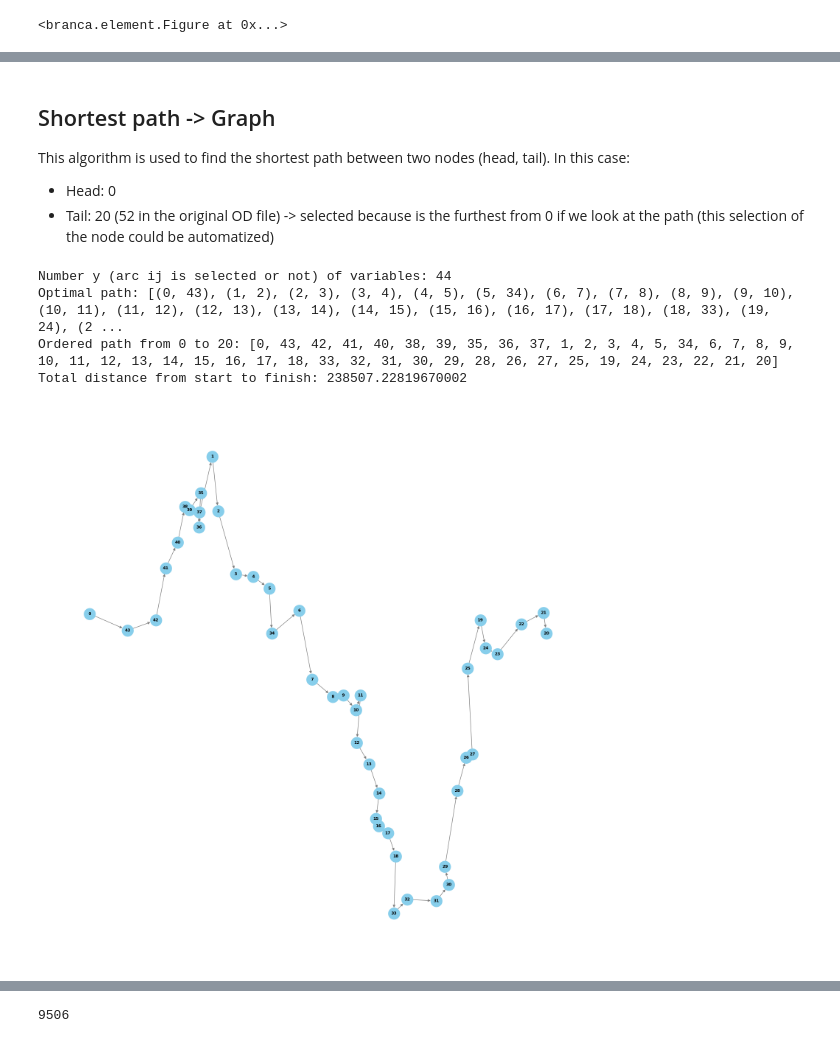
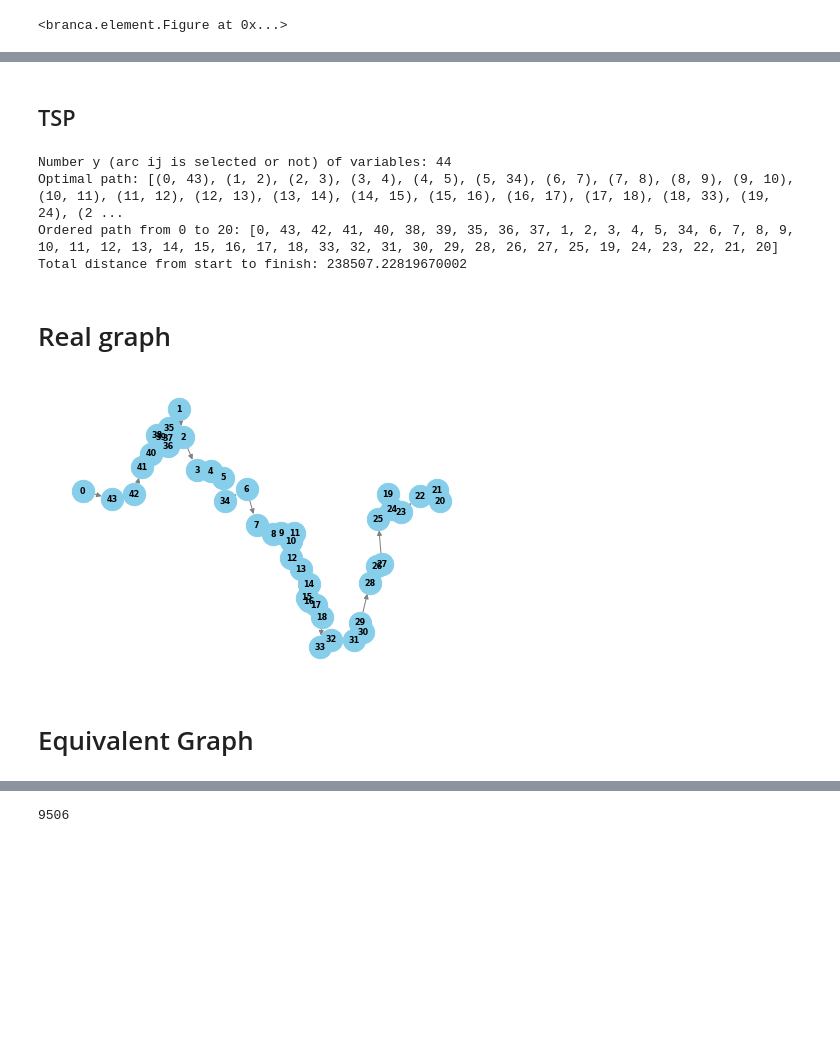
Before and after one commit to lorenzo-battiston/for-biglab, a Jupyter notebook: Text_big_project.ipynb, the cells around one changed output, grey strips where cells are left out. Cells and saved outputs as stored; diff of their text form; code cells hidden in the pictures; blank space fills up the shorter version.

```diff
--- a/Text_big_project.ipynb
+++ b/Text_big_project.ipynb
@@ -216,9 +238,6 @@ def nodes_distance(node1: int, node2: int, ordered_path, distance_matrix) -> flo
 start_time = time.time()
 #TO DO
 # %% [markdown]
-## Shortest path -> Graph
-This algorithm is used to find the shortest path between two nodes (head, tail). In this case:
-- Head: 0
-- Tail: 20 (52 in the original OD file) -> selected because is the furthest from 0 if we look at the path (this selection of the node could be automatized)
+## TSP
 # %%
 import mip
@@ -293,30 +320,34 @@ Number y (arc ij is selected or not) of variables: 44
 Optimal path: [(0, 43), (1, 2), (2, 3), (3, 4), (4, 5), (5, 34), (6, 7), (7, 8), (8, 9), (9, 10), (10, 11), (11, 12), (12, 13), (13, 14), (14, 15), (15, 16), (16, 17), (17, 18), (18, 33), (19, 24), (2 ...
 Ordered path from 0 to 20: [0, 43, 42, 41, 40, 38, 39, 35, 36, 37, 1, 2, 3, 4, 5, 34, 6, 7, 8, 9, 10, 11, 12, 13, 14, 15, 16, 17, 18, 33, 32, 31, 30, 29, 28, 26, 27, 25, 19, 24, 23, 22, 21, 20]
 Total distance from start to finish: 238507.22819670002
+# %% [markdown]
+# Real graph
 # %%
 G = nx.DiGraph()
 
 # Add nodes
 G.add_nodes_from(nodes_data.apply(lambda row: (
     row["tourist_dest_id"],
     {"pos": (row["x (longitude)"], row["y (latitude)"]), "label": f"{row['Comune']} - {row['Piazza']}"}
 ), axis=1).tolist())
 
 
 
 # Add edges for the optimal path
 G.add_edges_from([(origin, destination, {"distance": distance_matrix[origin][destination]}) for origin, destination in path])
 
-plt.figure(figsize=(15, 15))
+# plt.figure(figsize=(15, 15))
 
 # Draw the graph
 pos = nx.get_node_attributes(G, "pos")
 nx.draw(G, pos, with_labels=True, node_size=500, font_size=8, font_color="black", font_weight="bold",
         node_color="skyblue", edge_color="gray", arrowsize=10)
 
 plt.show()
 # %% [output]
-[figure, old version]
+[figure, new version]
+# %% [markdown]
+# Equivalent Graph
 # %%
 max_distance = 50_000  # 50,000 meters
 valid_arcs_dict = {}
```
Also changed, not shown: parts of 17 cells of this notebook.
